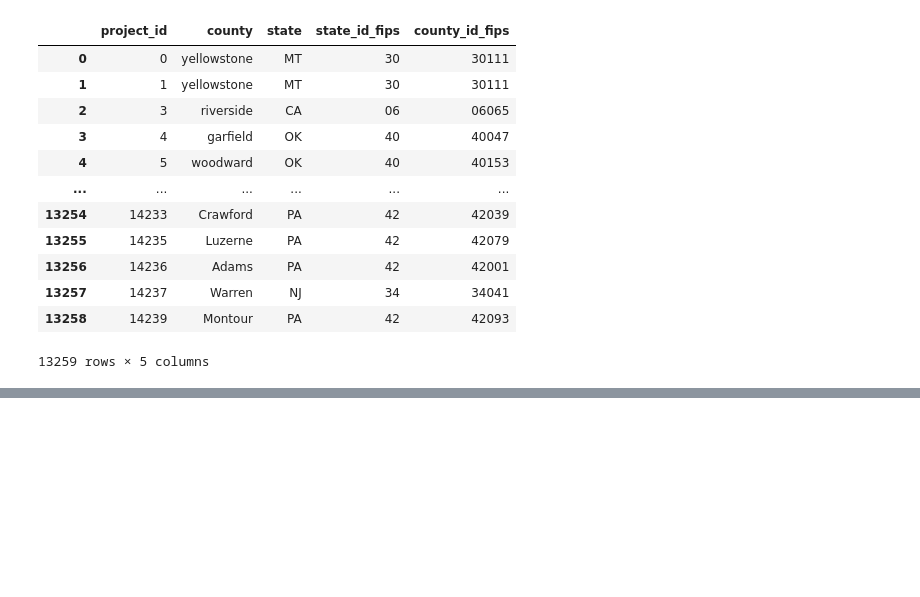
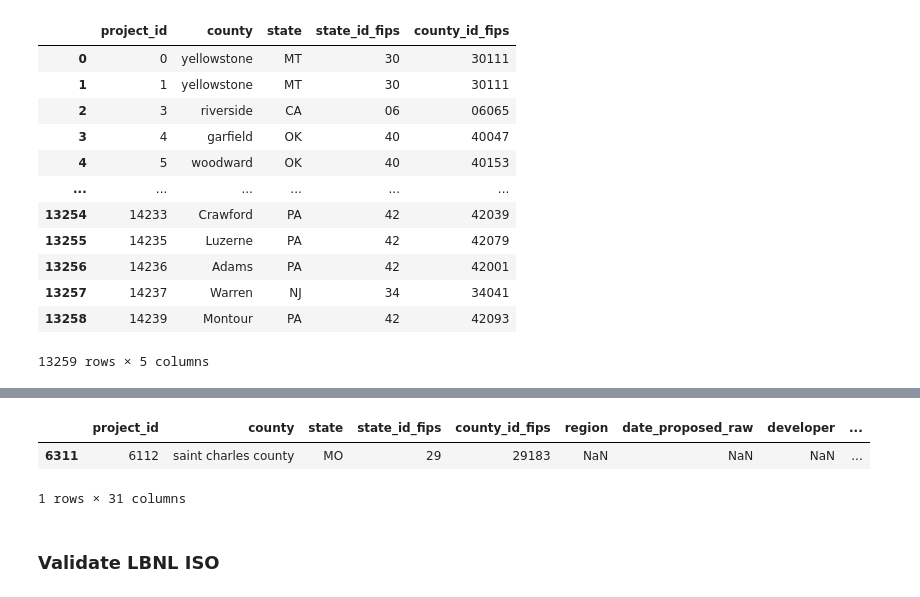
Before and after one commit to deployment-gap-model-education-fund/deployment-gap-model, a Jupyter notebook: notebooks/02.1-kl-deduplicate-active-iso-queue.ipynb, the cells around one changed output, grey strips where cells are left out. Cells and saved outputs as stored; diff of their text form; code cells hidden in the pictures; blank space fills up the shorter version.

```diff
--- a/notebooks/02.1-kl-deduplicate-active-iso-queue.ipynb
+++ b/notebooks/02.1-kl-deduplicate-active-iso-queue.ipynb
@@ -305,0 +447,34 @@ could not connect to server: Cannot assign requested address
+# %%
+# copied out of dbcp.transform.lbnlisoqueues.py:transform
+# added "dbcp.transform.lbnlisoqueues." prefix as needed to internal funcs
+import logging
+from typing import Any, Dict, List
+
+import pandas as pd
+
+from dbcp.schemas import TABLE_SCHEMAS
+from dbcp.transform.helpers import normalize_multicolumns_to_rows, parse_dates
+from pudl.helpers import add_fips_ids as _add_fips_ids
+
+lbnl_transformed_dfs = {name: df.copy()
+                        for name, df in lbnl_raw_dfs.items()}
+dbcp.transform.lbnlisoqueues._set_global_project_ids(lbnl_transformed_dfs)
+
+lbnl_transform_functions = {
+    "active_iso_queue_projects": dbcp.transform.lbnlisoqueues.active_iso_queue_projects,
+    "completed_iso_queue_projects": dbcp.transform.lbnlisoqueues.completed_iso_queue_projects,
+    "withdrawn_iso_queue_projects": dbcp.transform.lbnlisoqueues.withdrawn_iso_queue_projects,
+}
+
+for table_name, transform_func in lbnl_transform_functions.items():
+    logger.info(f"LBNL ISO Queues: Transforming {table_name} table.")
+    lbnl_transformed_dfs[table_name] = transform_func(
+        lbnl_transformed_dfs[table_name])
+
+# pick up after normalization
+lbnl_normalized_dfs = dbcp.transform.lbnlisoqueues.normalize_lbnl_dfs(lbnl_transformed_dfs)
+# data enrichment
+lbnl_normalized_dfs['iso_locations'] = dbcp.transform.lbnlisoqueues.add_county_fips_with_backup_geocoding(
+    lbnl_normalized_dfs['iso_locations'])
+lbnl_normalized_dfs['iso_locations'] = dbcp.transform.lbnlisoqueues.clean_county_names(lbnl_normalized_dfs['iso_locations'])
+iso_for_tableau = dbcp.transform.lbnlisoqueues.denormalize(lbnl_normalized_dfs)
@@ -305,0 +497,8 @@ could not connect to server: Cannot assign requested address
+# %%
+iso_for_tableau[iso_for_tableau.county == 'saint charles county']
+# %% [output]
+|  | project_id | county | state | state_id_fips | county_id_fips | region | date_proposed_raw | developer | ... |
+| 6311 | 6112 | saint charles county | MO | 29 | 29183 | NaN | NaN | NaN | ... |
+1 rows × 31 columns
+# %% [markdown]
+### Validate LBNL ISO
```
Also changed, not shown: parts of 22 cells of this notebook.
